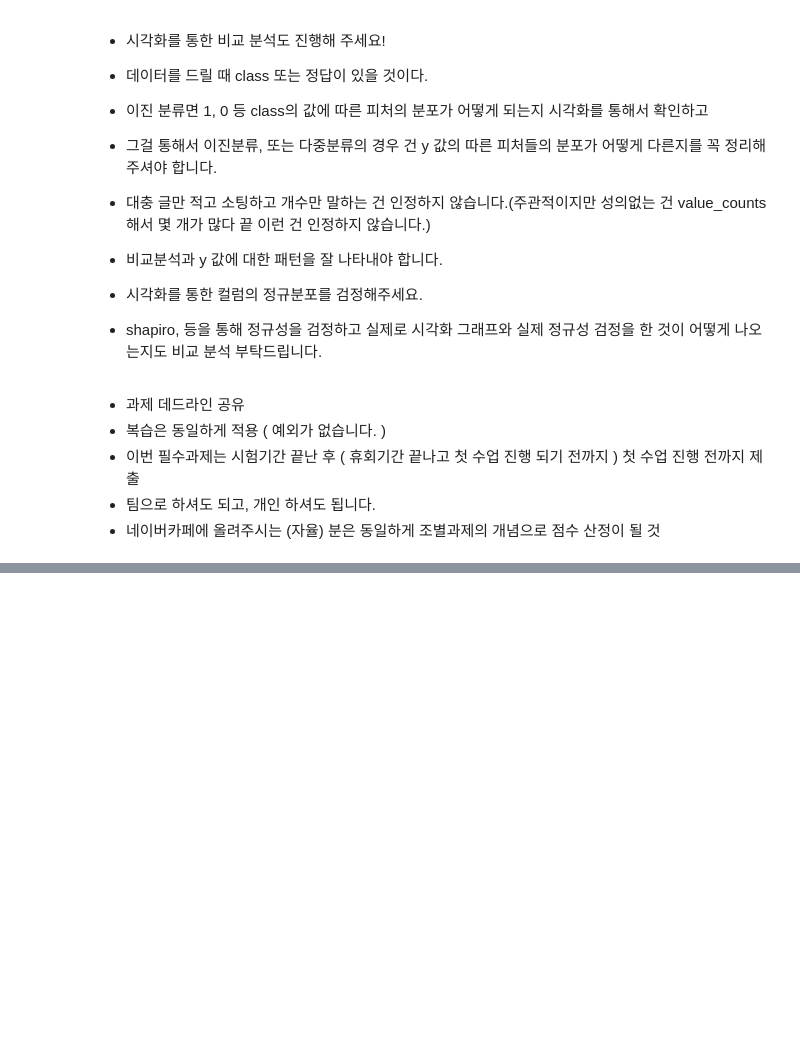
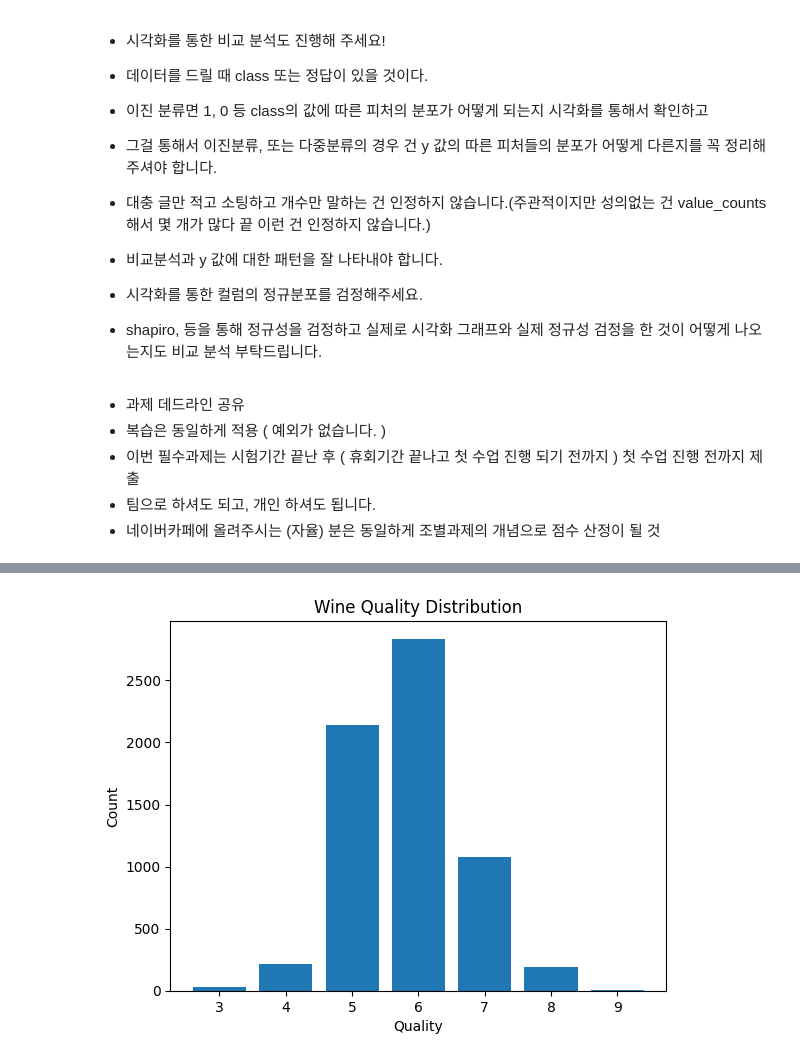
Before and after one commit to seon0415/BDA, a Jupyter notebook: 박서연29_0409_필수과제.ipynb, the cells around one changed output, grey strips where cells are left out. Drawn from its saved outputs; the diff is of its cells as text; code cells hidden in the pictures; blank space fills up the shorter version.

```diff
--- a/박서연29_0409_필수과제.ipynb
+++ b/박서연29_0409_필수과제.ipynb
@@ -318,0 +339,2 @@ mpg = pd.read_csv('mpg.csv')
+# %%
+wine= pd.read_csv('wine-quality-white-and-red.csv')
@@ -318,0 +449,8 @@ mpg = pd.read_csv('mpg.csv')
+# %%
+plt.bar(wine['quality'].value_counts().index, wine['quality'].value_counts().values)
+plt.xlabel('Quality')
+plt.ylabel('Count')
+plt.title('Wine Quality Distribution')
+plt.show()
+# %% [output]
+[figure, added]
```
Also changed, not shown: parts of 14 cells of this notebook.
